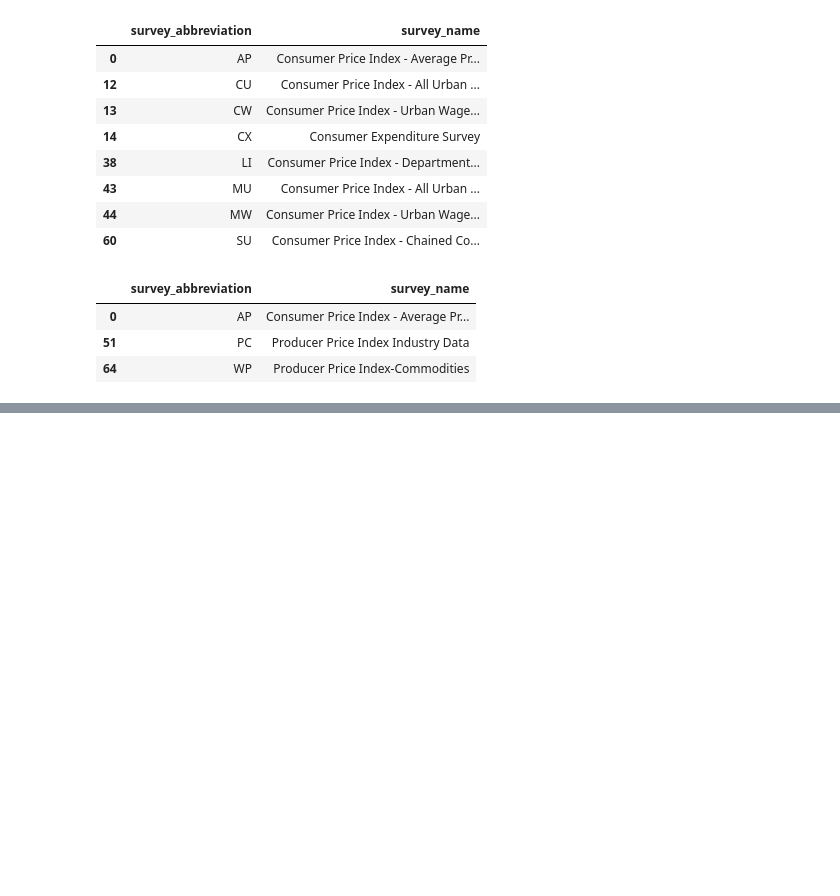
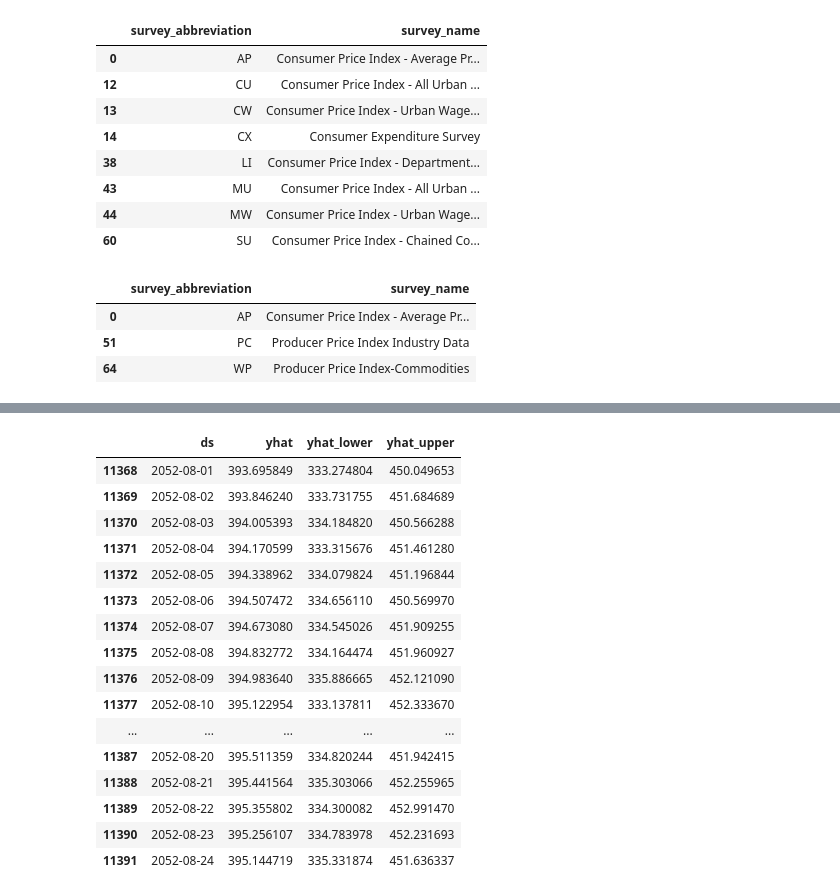
Before and after one commit to frankij11/PyCostTools, a Jupyter notebook: nb/Inflation.ipynb, the cells around one changed output, grey strips where cells are left out. Drawn from its saved outputs; the diff is of its cells as text; code cells hidden in the pictures; blank space fills up the shorter version.

```diff
--- a/nb/Inflation.ipynb
+++ b/nb/Inflation.ipynb
@@ -11,7 +11,8 @@
 import pandas as pd
 import requests
 import json
-pd.options.plotting.backend="plotly"
+import hvplot.pandas
+#pd.options.plotting.backend="plotly"
 
 # link PPI codes (for Commodities)
     # Overview: https://www.bls.gov/ppi/overview.htm
@@ -22,8 +23,9 @@ pd.options.plotting.backend="plotly"
     # item codes: https://download.bls.gov/pub/time.series/wd/wd.item
 key = 'f735c845833c4374b10b252cecc0d1da'
 cpi  = "APU000070111"
+cpi_all = "CUUR0000SA0"
 bls_ids_commodity = ["WPU14","WPU142","WPU141","WPU14210206","WPU142104" ]
-bls_ids = ["PCU336---336---","PCU3364--3364--","PCU3366--3366--", "PCU336611336611", "PCU331---331---" ]
+bls_ids = ["CUUR0000SA0","PCU336---336---","PCU3364--3364--","PCU3366--3366--", "PCU336611336611", "PCU331---331---" ]
 def bls_formatted_data(seriesid=bls_ids,startyear=2011, endyear=2014, key=key):
     data = bls_search(seriesid, startyear,endyear)
     if data['status'] =="REQUEST_SUCCEEDED":
@@ -77,5 +79,8 @@ def get_bls(seriesid=bls_ids,startyear=1980, endyear=2022, key=key, annual=True,
         df =df.merge(by_vals, on='series_id', how='left').assign(BY_VALUE = lambda x: x.value.map(float) / x.BY_VALUE.map(float)).reset_index()#.drop_duplicates([['series_id', 'year']])
 
     else:
-        df = df.query('periodName != "Annual"')
+        df = df.query('periodName != "Annual"').assign(BY=BY)
+        by_vals = df.assign(year = lambda x: pd.to_numeric(x.year), value = lambda x: pd.to_numeric(x.value)).query('year==BY').groupby('series_id')['value'].mean().reset_index().assign(BY_VALUE = lambda x: x.value).drop('value', axis=1)
+        df =df.merge(by_vals, on='series_id', how='left').assign(BY_VALUE = lambda x: x.value.map(float) / x.BY_VALUE.map(float)).reset_index()#.drop_duplicates([['series_id', 'year']])
+
     return df
@@ -127,0 +156,22 @@ surveys.query("survey_abbreviation in ('PC','WP', 'AP')")
+# %%
+future = m.make_future_dataframe(periods=365*30)
+forecast = m.predict(future)
+forecast[['ds', 'yhat', 'yhat_lower', 'yhat_upper']].tail(24)
+# %% [output]
+|  | ds | yhat | yhat_lower | yhat_upper |
+| 11368 | 2052-08-01 | 393.695849 | 333.274804 | 450.049653 |
+| 11369 | 2052-08-02 | 393.846240 | 333.731755 | 451.684689 |
+| 11370 | 2052-08-03 | 394.005393 | 334.184820 | 450.566288 |
+| 11371 | 2052-08-04 | 394.170599 | 333.315676 | 451.461280 |
+| 11372 | 2052-08-05 | 394.338962 | 334.079824 | 451.196844 |
+| 11373 | 2052-08-06 | 394.507472 | 334.656110 | 450.569970 |
+| 11374 | 2052-08-07 | 394.673080 | 334.545026 | 451.909255 |
+| 11375 | 2052-08-08 | 394.832772 | 334.164474 | 451.960927 |
+| 11376 | 2052-08-09 | 394.983640 | 335.886665 | 452.121090 |
+| 11377 | 2052-08-10 | 395.122954 | 333.137811 | 452.333670 |
+| ... | ... | ... | ... | ... |
+| 11387 | 2052-08-20 | 395.511359 | 334.820244 | 451.942415 |
+| 11388 | 2052-08-21 | 395.441564 | 335.303066 | 452.255965 |
+| 11389 | 2052-08-22 | 395.355802 | 334.300082 | 452.991470 |
+| 11390 | 2052-08-23 | 395.256107 | 334.783978 | 452.231693 |
+| 11391 | 2052-08-24 | 395.144719 | 335.331874 | 451.636337 |
```
Also changed, not shown: parts of 9 cells of this notebook, 3 other files.
